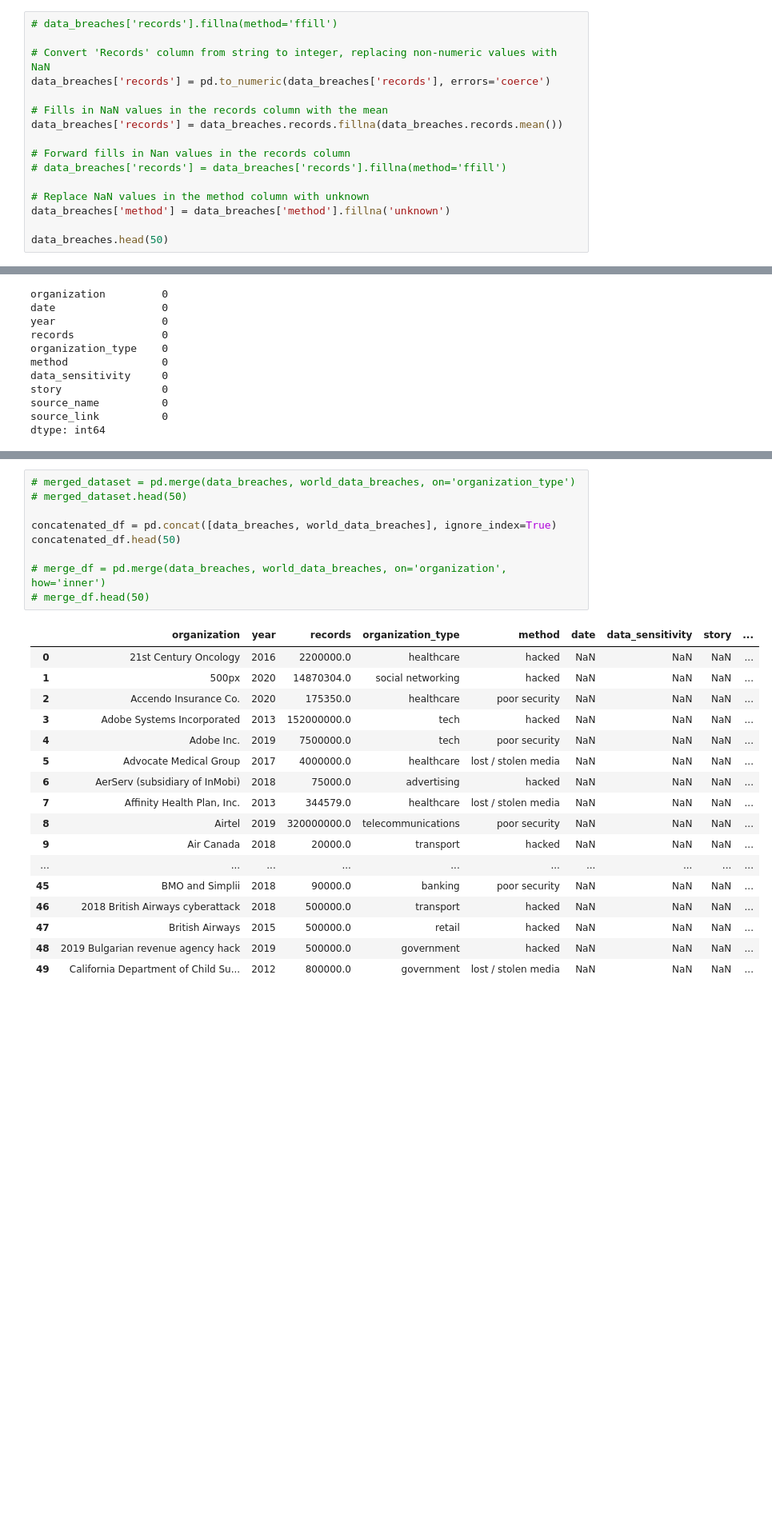
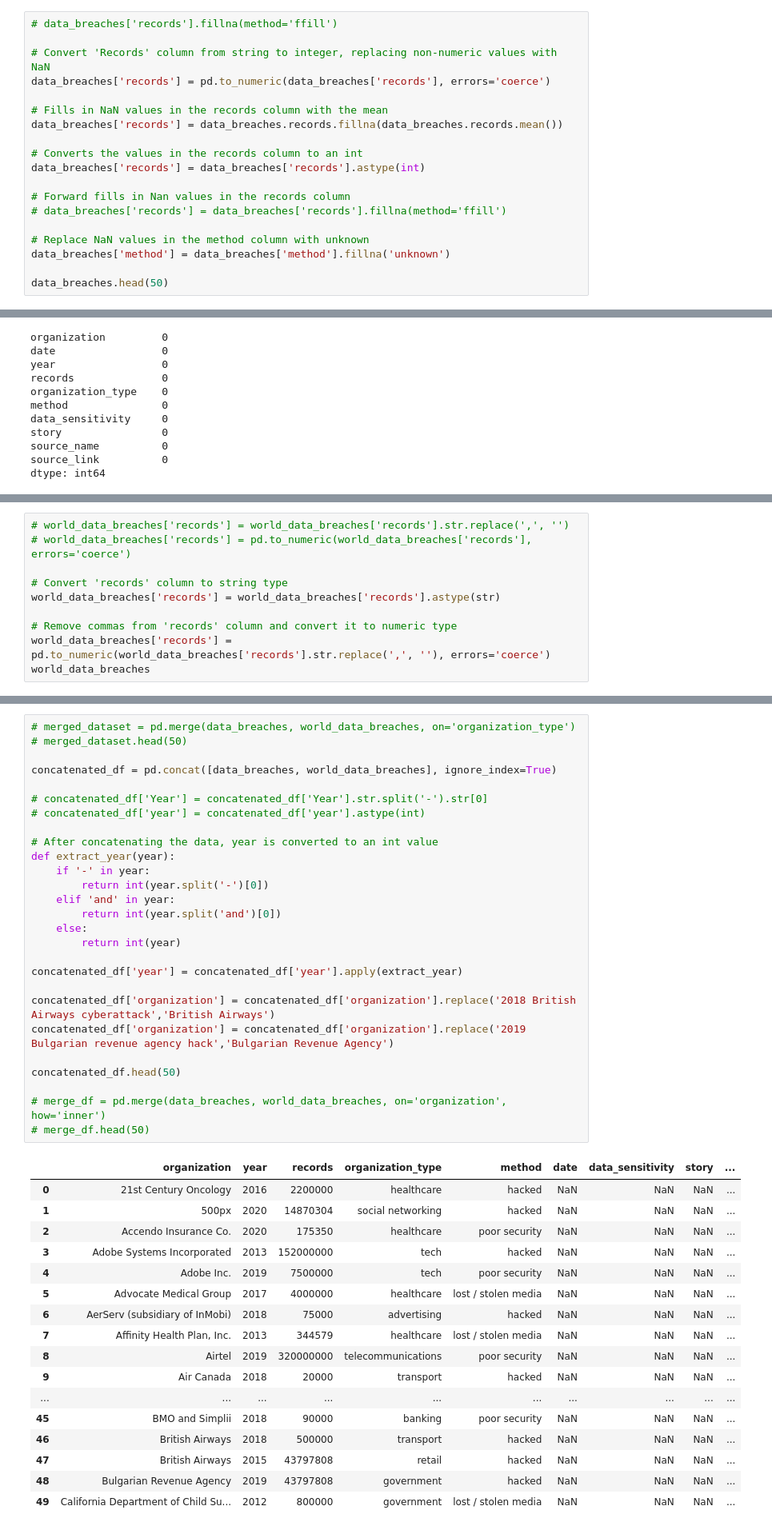
Before and after one commit to iSundhararajan/Unit_3_Project, a Jupyter notebook: data_breaches_analysis.ipynb, the cells around one changed output, grey strips where cells are left out. Shown: that part at 80% size. Cells and saved outputs as stored; diff of their text form; blank space fills up the shorter version.

Commit message:
Fixed records and added EDA

```diff
--- a/data_breaches_analysis.ipynb
+++ b/data_breaches_analysis.ipynb
@@ -52,6 +59,9 @@ data_breaches['records'] = pd.to_numeric(data_breaches['records'], errors='coerc
 # Fills in NaN values in the records column with the mean
 data_breaches['records'] = data_breaches.records.fillna(data_breaches.records.mean())
 
+# Converts the values in the records column to an int
+data_breaches['records'] = data_breaches['records'].astype(int)
+
 # Forward fills in Nan values in the records column
 # data_breaches['records'] = data_breaches['records'].fillna(method='ffill')
 
@@ -218,0 +264,10 @@ dtype: int64
+# %%
+# world_data_breaches['records'] = world_data_breaches['records'].str.replace(',', '')
+# world_data_breaches['records'] = pd.to_numeric(world_data_breaches['records'], errors='coerce')
+
+# Convert 'records' column to string type
+world_data_breaches['records'] = world_data_breaches['records'].astype(str)
+
+# Remove commas from 'records' column and convert it to numeric type
+world_data_breaches['records'] = pd.to_numeric(world_data_breaches['records'].str.replace(',', ''), errors='coerce')
+world_data_breaches
@@ -219,30 +310,48 @@ dtype: int64
 # %%
 # merged_dataset = pd.merge(data_breaches, world_data_breaches, on='organization_type')
 # merged_dataset.head(50)
 
 concatenated_df = pd.concat([data_breaches, world_data_breaches], ignore_index=True)
+
+# concatenated_df['Year'] = concatenated_df['Year'].str.split('-').str[0]
+# concatenated_df['year'] = concatenated_df['year'].astype(int)
+
+# After concatenating the data, year is converted to an int value
+def extract_year(year):
+    if '-' in year:
+        return int(year.split('-')[0])
+    elif 'and' in year:
+        return int(year.split('and')[0])
+    else:
+        return int(year)
+
+concatenated_df['year'] = concatenated_df['year'].apply(extract_year)
+
+concatenated_df['organization'] = concatenated_df['organization'].replace('2018 British Airways cyberattack','British Airways')
+concatenated_df['organization'] = concatenated_df['organization'].replace('2019 Bulgarian revenue agency hack','Bulgarian Revenue Agency')
+
 concatenated_df.head(50)
 
 # merge_df = pd.merge(data_breaches, world_data_breaches, on='organization', how='inner')
 # merge_df.head(50)
 # %% [output]
 |  | organization | year | records | organization_type | method | date | data_sensitivity | story | ... |
-| 0 | 21st Century Oncology | 2016 | 2200000.0 | healthcare | hacked | NaN | NaN | NaN | ... |
-| 1 | 500px | 2020 | 14870304.0 | social networking | hacked | NaN | NaN | NaN | ... |
-| 2 | Accendo Insurance Co. | 2020 | 175350.0 | healthcare | poor security | NaN | NaN | NaN | ... |
-| 3 | Adobe Systems Incorporated | 2013 | 152000000.0 | tech | hacked | NaN | NaN | NaN | ... |
-| 4 | Adobe Inc. | 2019 | 7500000.0 | tech | poor security | NaN | NaN | NaN | ... |
-| 5 | Advocate Medical Group | 2017 | 4000000.0 | healthcare | lost / stolen media | NaN | NaN | NaN | ... |
-| 6 | AerServ (subsidiary of InMobi) | 2018 | 75000.0 | advertising | hacked | NaN | NaN | NaN | ... |
-| 7 | Affinity Health Plan, Inc. | 2013 | 344579.0 | healthcare | lost / stolen media | NaN | NaN | NaN | ... |
-| 8 | Airtel | 2019 | 320000000.0 | telecommunications | poor security | NaN | NaN | NaN | ... |
-| 9 | Air Canada | 2018 | 20000.0 | transport | hacked | NaN | NaN | NaN | ... |
+| 0 | 21st Century Oncology | 2016 | 2200000 | healthcare | hacked | NaN | NaN | NaN | ... |
+| 1 | 500px | 2020 | 14870304 | social networking | hacked | NaN | NaN | NaN | ... |
+| 2 | Accendo Insurance Co. | 2020 | 175350 | healthcare | poor security | NaN | NaN | NaN | ... |
+| 3 | Adobe Systems Incorporated | 2013 | 152000000 | tech | hacked | NaN | NaN | NaN | ... |
+| 4 | Adobe Inc. | 2019 | 7500000 | tech | poor security | NaN | NaN | NaN | ... |
+| 5 | Advocate Medical Group | 2017 | 4000000 | healthcare | lost / stolen media | NaN | NaN | NaN | ... |
+| 6 | AerServ (subsidiary of InMobi) | 2018 | 75000 | advertising | hacked | NaN | NaN | NaN | ... |
+| 7 | Affinity Health Plan, Inc. | 2013 | 344579 | healthcare | lost / stolen media | NaN | NaN | NaN | ... |
+| 8 | Airtel | 2019 | 320000000 | telecommunications | poor security | NaN | NaN | NaN | ... |
+| 9 | Air Canada | 2018 | 20000 | transport | hacked | NaN | NaN | NaN | ... |
 | ... | ... | ... | ... | ... | ... | ... | ... | ... | ... |
-| 45 | BMO and Simplii | 2018 | 90000.0 | banking | poor security | NaN | NaN | NaN | ... |
-| 46 | 2018 British Airways cyberattack | 2018 | 500000.0 | transport | hacked | NaN | NaN | NaN | ... |
-| 47 | British Airways | 2015 | 500000.0 | retail | hacked | NaN | NaN | NaN | ... |
-| 48 | 2019 Bulgarian revenue agency hack | 2019 | 500000.0 | government | hacked | NaN | NaN | NaN | ... |
-| 49 | California Department of Child Su... | 2012 | 800000.0 | government | lost / stolen media | NaN | NaN | NaN | ... |
+| 45 | BMO and Simplii | 2018 | 90000 | banking | poor security | NaN | NaN | NaN | ... |
+| 46 | British Airways | 2018 | 500000 | transport | hacked | NaN | NaN | NaN | ... |
+| 47 | British Airways | 2015 | 43797808 | retail | hacked | NaN | NaN | NaN | ... |
+| 48 | Bulgarian Revenue Agency | 2019 | 43797808 | government | hacked | NaN | NaN | NaN | ... |
+| 49 | California Department of Child Su... | 2012 | 800000 | government | lost / stolen media | NaN | NaN | NaN | ... |
 # %%
 # duplicates = concatenated_df[concatenated_df.duplicated()]
 # duplicates
```
Also changed, not shown: parts of 22 cells of this notebook.
